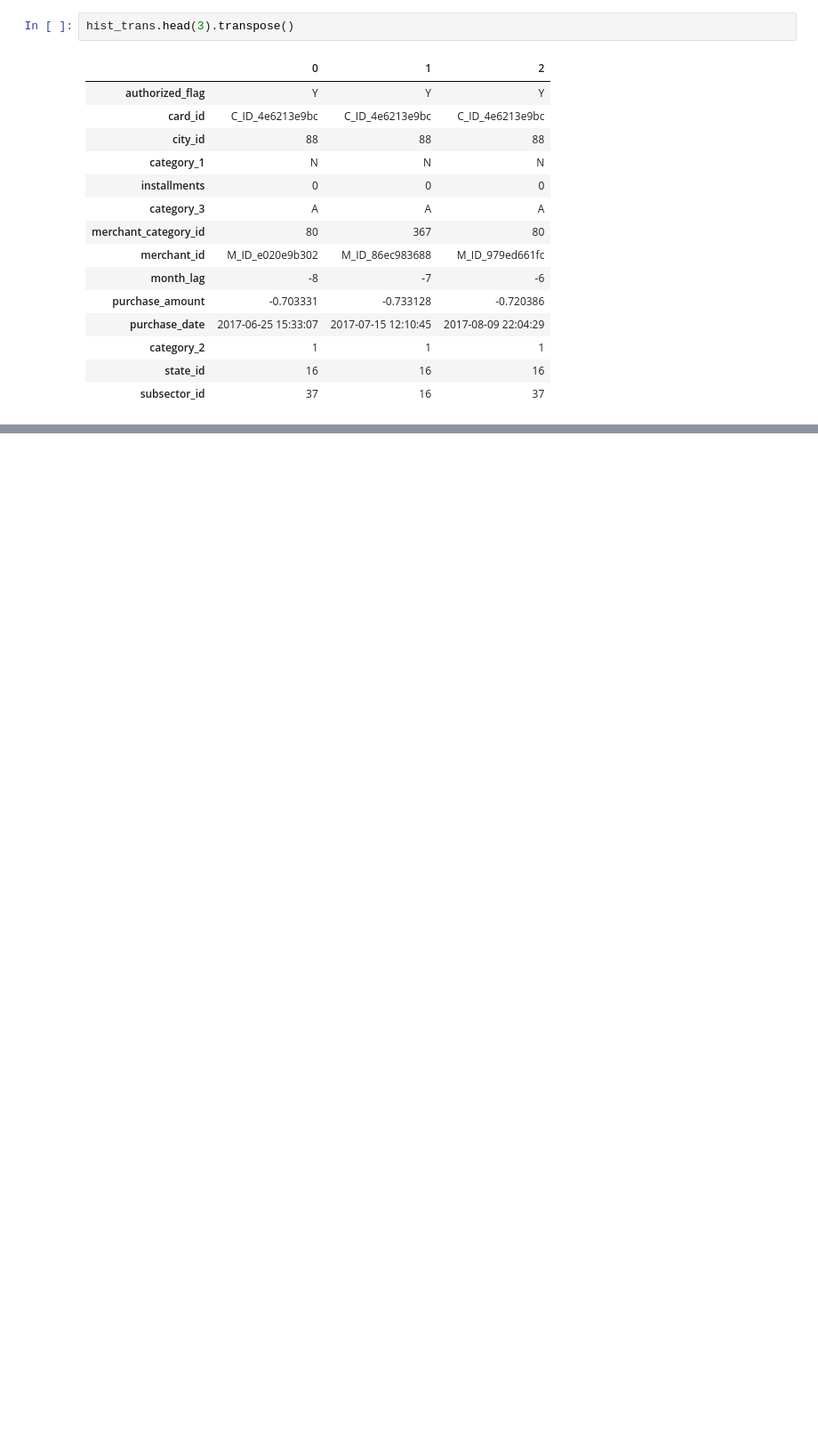
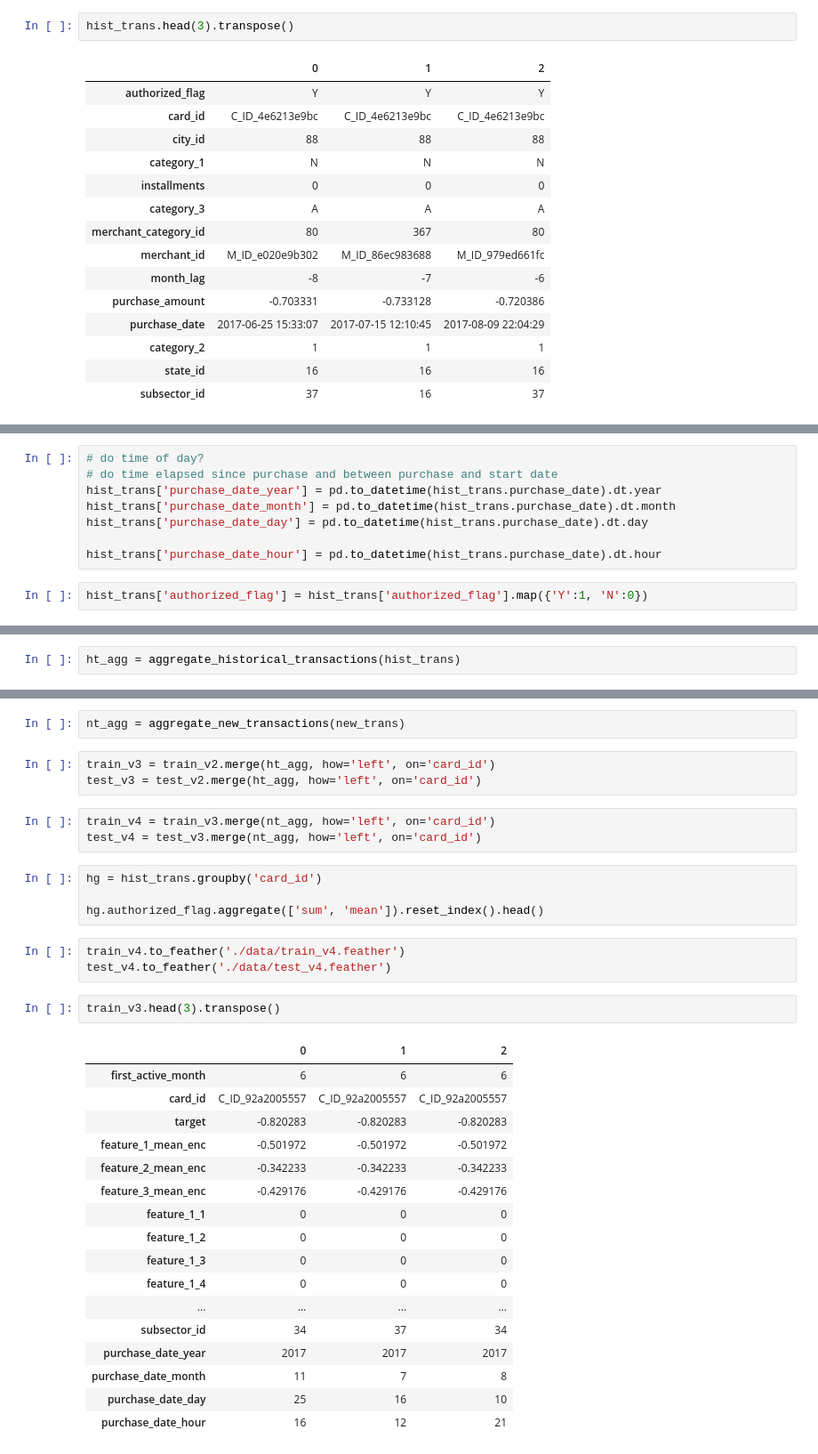
Before and after one commit to wfordh/elo_merchant, a Jupyter notebook: elo_feature_eng.ipynb, the cells around one changed output, grey strips where cells are left out. Shown at 89% size. Cells and saved outputs as stored; diff of their text form; blank space fills up the shorter version.

Commit message:
feathered data and start boosting

```diff
--- a/elo_feature_eng.ipynb
+++ b/elo_feature_eng.ipynb
@@ -85,0 +177,10 @@ hist_trans.head(3).transpose()
+# %%
+# do time of day?
+# do time elapsed since purchase and between purchase and start date
+hist_trans['purchase_date_year'] = pd.to_datetime(hist_trans.purchase_date).dt.year
+hist_trans['purchase_date_month'] = pd.to_datetime(hist_trans.purchase_date).dt.month
+hist_trans['purchase_date_day'] = pd.to_datetime(hist_trans.purchase_date).dt.day
+
+hist_trans['purchase_date_hour'] = pd.to_datetime(hist_trans.purchase_date).dt.hour
+# %%
+hist_trans['authorized_flag'] = hist_trans['authorized_flag'].map({'Y':1, 'N':0})
@@ -85,0 +306,2 @@ hist_trans.head(3).transpose()
+# %%
+ht_agg = aggregate_historical_transactions(hist_trans)
@@ -85,0 +334,35 @@ hist_trans.head(3).transpose()
+# %%
+nt_agg = aggregate_new_transactions(new_trans)
+# %%
+train_v3 = train_v2.merge(ht_agg, how='left', on='card_id')
+test_v3 = test_v2.merge(ht_agg, how='left', on='card_id')
+# %%
+train_v4 = train_v3.merge(nt_agg, how='left', on='card_id')
+test_v4 = test_v3.merge(nt_agg, how='left', on='card_id')
+# %%
+hg = hist_trans.groupby('card_id')
+
+hg.authorized_flag.aggregate(['sum', 'mean']).reset_index().head()
+# %%
+train_v4.to_feather('./data/train_v4.feather')
+test_v4.to_feather('./data/test_v4.feather')
+# %%
+train_v3.head(3).transpose()
+# %% [output]
+|  | 0 | 1 | 2 |
+| first_active_month | 6 | 6 | 6 |
+| card_id | C_ID_92a2005557 | C_ID_92a2005557 | C_ID_92a2005557 |
+| target | -0.820283 | -0.820283 | -0.820283 |
+| feature_1_mean_enc | -0.501972 | -0.501972 | -0.501972 |
+| feature_2_mean_enc | -0.342233 | -0.342233 | -0.342233 |
+| feature_3_mean_enc | -0.429176 | -0.429176 | -0.429176 |
+| feature_1_1 | 0 | 0 | 0 |
+| feature_1_2 | 0 | 0 | 0 |
+| feature_1_3 | 0 | 0 | 0 |
+| feature_1_4 | 0 | 0 | 0 |
+| ... | ... | ... | ... |
+| subsector_id | 34 | 37 | 34 |
+| purchase_date_year | 2017 | 2017 | 2017 |
+| purchase_date_month | 11 | 7 | 8 |
+| purchase_date_day | 25 | 16 | 10 |
+| purchase_date_hour | 16 | 12 | 21 |
```
Also changed, not shown: parts of 41 cells of this notebook, 1 other file.
